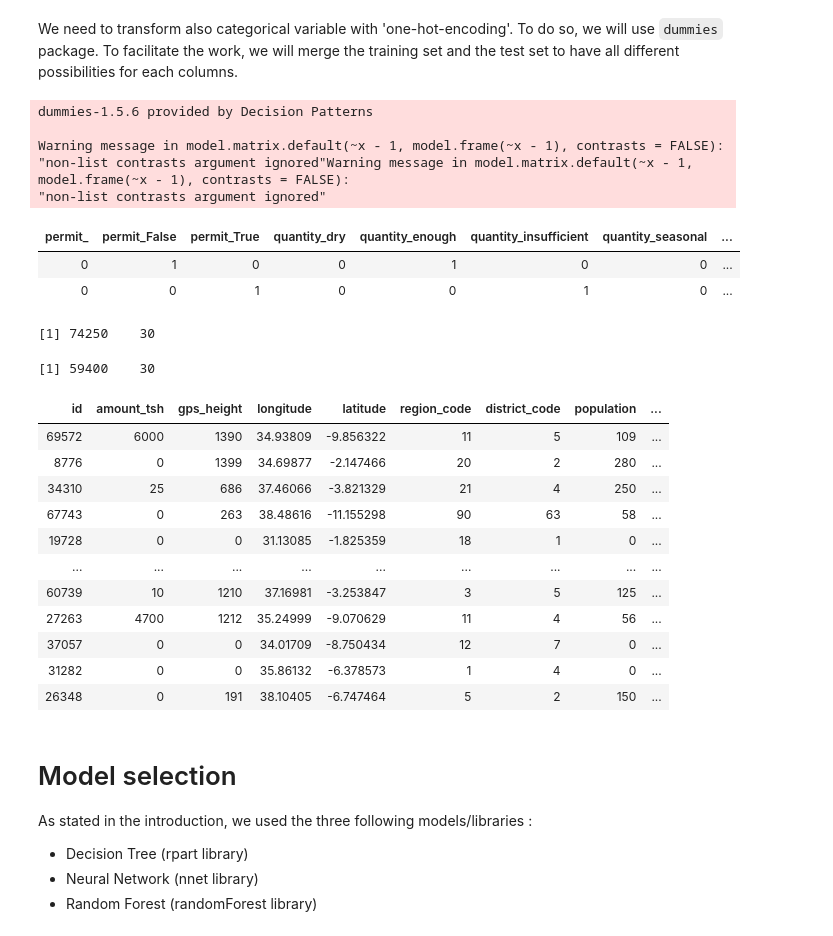
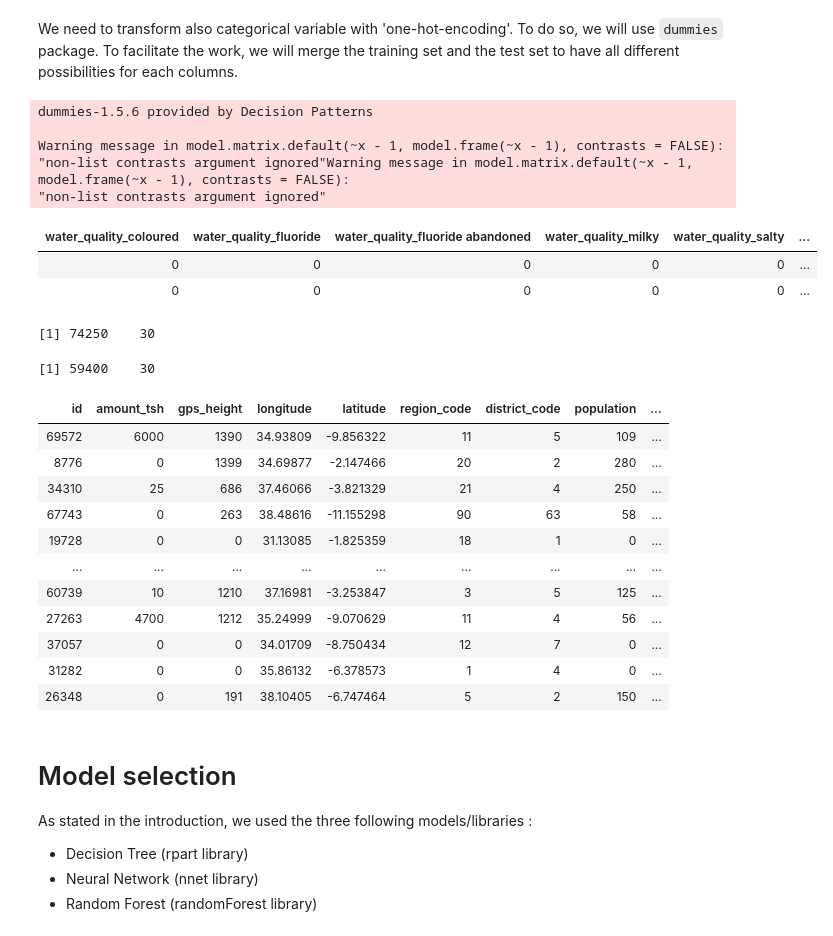
Before and after one commit to nmarotte/F422-fluffy-couscous, a Jupyter notebook: ReportTemplate.ipynb, the cells around one changed output. Drawn from its saved outputs; the diff is of its cells as text; code cells hidden in the pictures.

Commit message:
add the fix dummies in main jupyter

```diff
--- a/ReportTemplate.ipynb
+++ b/ReportTemplate.ipynb
@@ -406,37 +407,41 @@ data_fact <- total_data[,factor_variables]
 
 only_num_var <- total_data[,-factor_variables]
 
-variables_to_keep <- c("permit", "quantity") # variable to transform
+variables_to_keep <- c("water_quality", "quantity") # variable to transform
 
 data_factor_onehot <- dummy.data.frame(data_fact[,variables_to_keep], sep="_")
 
 
 data_factor_onehot[1:2,]
 
 dim(total_data)
 dim(training_set_values)
 
 total_with_dummies <- cbind(only_num_var,data_factor_onehot)
 
+# Fix names of the columns after dummies operation
+names(total_with_dummies) <- gsub(" ", "_", names(total_with_dummies))
+names(total_with_dummies) <- make.names(names(total_with_dummies))
+
 # resplit data
 # data_train
 data_train <- total_with_dummies[1:59400,]
 data_train <- cbind(data_train, training_set_labels[2])
 
 data_train
 
 
 # data_test
 data_test <- total_with_dummies[59401:74250,]
 # %% [output]
 dummies-1.5.6 provided by Decision Patterns
 
 Warning message in model.matrix.default(~x - 1, model.frame(~x - 1), contrasts = FALSE):
 "non-list contrasts argument ignored"Warning message in model.matrix.default(~x - 1, model.frame(~x - 1), contrasts = FALSE):
 "non-list contrasts argument ignored"
-| permit_ | permit_False | permit_True | quantity_dry | quantity_enough | quantity_insufficient | quantity_seasonal | ... |
-| 0 | 1 | 0 | 0 | 1 | 0 | 0 | ... |
-| 0 | 0 | 1 | 0 | 0 | 1 | 0 | ... |
+| water_quality_coloured | water_quality_fluoride | water_quality_fluoride abandoned | water_quality_milky | water_quality_salty | ... |
+| 0 | 0 | 0 | 0 | 0 | ... |
+| 0 | 0 | 0 | 0 | 0 | ... |
 [1] 74250    30
 [1] 59400    30
 | id | amount_tsh | gps_height | longitude | latitude | region_code | district_code | population | ... |
```
Also changed, not shown: parts of 5 cells of this notebook.
